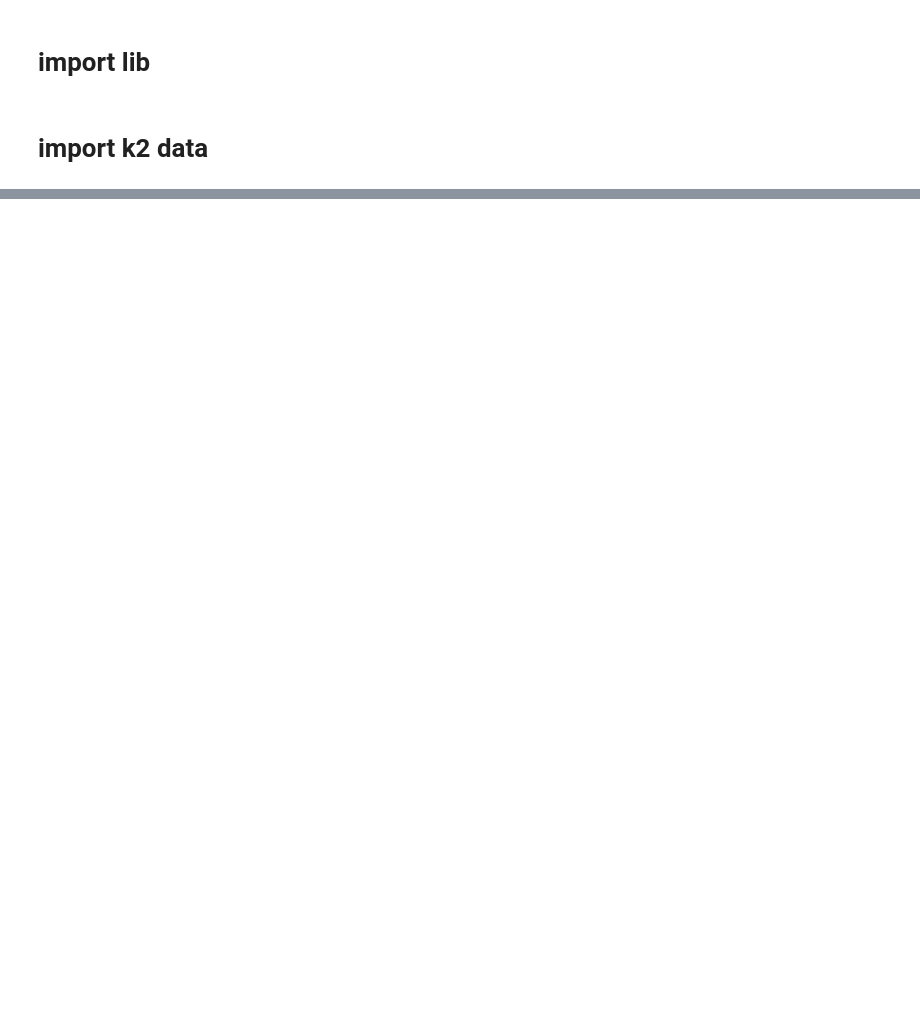
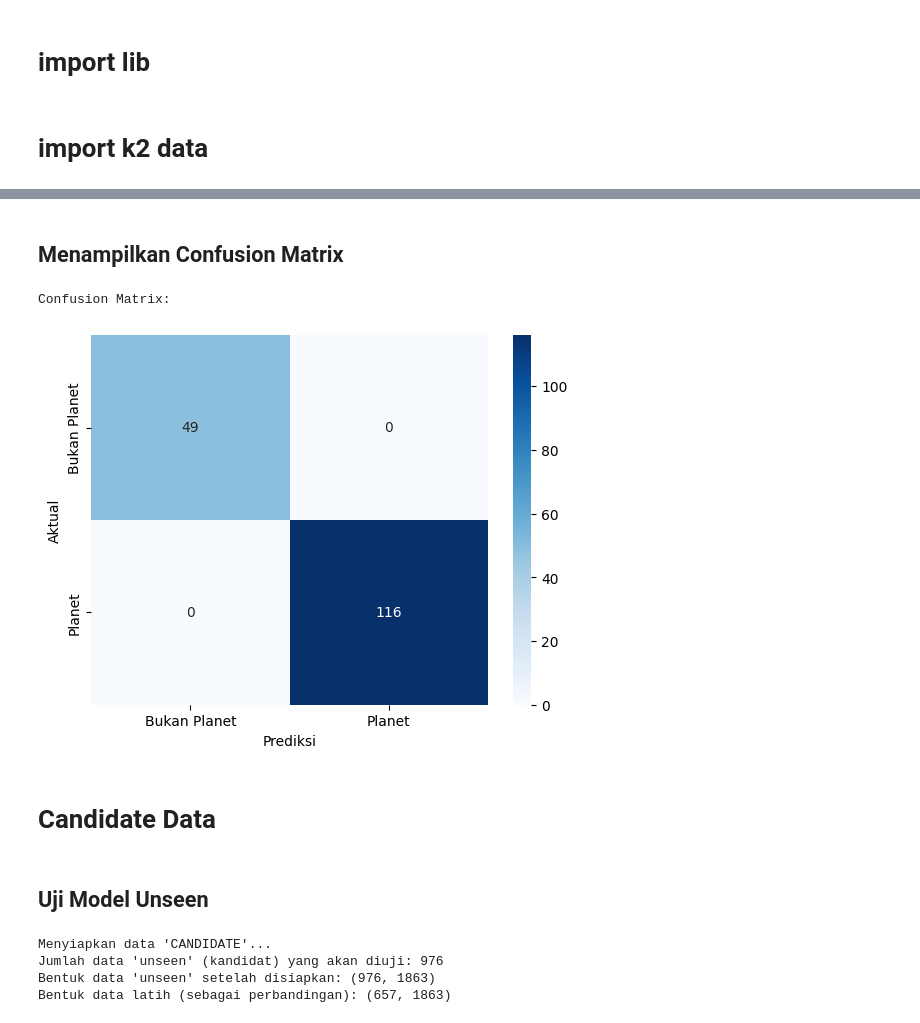
Before and after one commit to ihsan31415/exoplantropy, a Jupyter notebook: k2_table.ipynb, the cells around one changed output, grey strips where cells are left out. Drawn from its saved outputs; the diff is of its cells as text; code cells hidden in the pictures; blank space fills up the shorter version.

Commit message:
Selesaikan analisis dan validasi model klasifikasi exoplanet

```diff
--- a/k2_table.ipynb
+++ b/k2_table.ipynb
@@ -20,0 +166,10 @@ df.head()
+# %%
+# Kita akan menyederhanakan masalah: 'CONFIRMED' vs 'FALSE POSITIVE'
+# Pertama, kita hanya akan menyimpan baris dengan dua kategori ini
+df_model = df_cleaned[df_cleaned['disposition'].isin(['CONFIRMED', 'FALSE POSITIVE'])].copy()
+
+# Sekarang, ubah teks menjadi angka (1 untuk Planet, 0 untuk Bukan Planet)
+df_model['disposition'] = df_model['disposition'].apply(lambda x: 1 if x == 'CONFIRMED' else 0)
+
+print("Distribusi target setelah disederhanakan:")
+print(df_model['disposition'].value_counts())
@@ -20,0 +236,11 @@ df.head()
+# %%
+# Membuat instance model
+# n_estimators adalah jumlah 'pohon' dalam 'hutan'.
+# random_state=42 untuk hasil yang konsisten.
+# n_jobs=-1 untuk menggunakan semua core CPU yang tersedia.
+rf_model = RandomForestClassifier(n_estimators=100, random_state=42, n_jobs=-1)
+
+print("Mulai melatih model Random Forest...")
+# Melatih model dengan data latih
+rf_model.fit(X_train, y_train)
+print("Model selesai dilatih.")
@@ -20,0 +252,12 @@ df.head()
+# %%
+# --- 2. Membuat Prediksi pada Data Uji ---
+y_pred = rf_model.predict(X_test)
+
+# --- 3. Mengevaluasi Performa Model ---
+accuracy = accuracy_score(y_test, y_pred)
+print(f"\nAkurasi Model: {accuracy * 100:.2f}%")
+
+# Menampilkan laporan klasifikasi yang lebih detail
+print("\nLaporan Klasifikasi:")
+# target_names akan memberi label pada laporan (0=Bukan Planet, 1=Planet)
+print(classification_report(y_test, y_pred, target_names=['Bukan Planet', 'Planet']))
@@ -20,0 +276,44 @@ df.head()
+# %% [markdown]
+## Menampilkan Confusion Matrix
+# %%
+# --- 4. Menampilkan Confusion Matrix ---
+print("\nConfusion Matrix:")
+cm = confusion_matrix(y_test, y_pred)
+sns.heatmap(cm, annot=True, fmt='d', cmap='Blues',
+            xticklabels=['Bukan Planet', 'Planet'],
+            yticklabels=['Bukan Planet', 'Planet'])
+plt.xlabel('Prediksi')
+plt.ylabel('Aktual')
+plt.show()
+# %% [output]
+Confusion Matrix:
+[figure, added]
+# %% [markdown]
+# Candidate Data
+# %% [markdown]
+## Uji Model Unseen
+# %%
+print("Menyiapkan data 'CANDIDATE'...")
+
+# Ambil baris yang statusnya 'CANDIDATE' dari df_cleaned
+df_unseen = df_cleaned[df_cleaned['disposition'] == 'CANDIDATE'].copy()
+
+# Pisahkan fitur dari target (meskipun kita tidak akan menggunakan targetnya)
+X_unseen = df_unseen.drop('disposition', axis=1)
+
+# Lakukan one-hot encoding pada data 'unseen'
+X_unseen_encoded = pd.get_dummies(X_unseen)
+
+# SANGAT PENTING: Pastikan kolomnya sama persis dengan data latih
+# .reindex() akan menyamakan kolom. Kolom baru di data latih akan ditambahkan dan diisi 0.
+# Kolom yang tidak ada di data latih akan dibuang.
+X_unseen_final = X_unseen_encoded.reindex(columns=X_encoded.columns, fill_value=0)
+
+print(f"Jumlah data 'unseen' (kandidat) yang akan diuji: {len(X_unseen_final)}")
+print(f"Bentuk data 'unseen' setelah disiapkan: {X_unseen_final.shape}")
+print(f"Bentuk data latih (sebagai perbandingan): {X_train.shape}")
+# %% [output]
+Menyiapkan data 'CANDIDATE'...
+Jumlah data 'unseen' (kandidat) yang akan diuji: 976
+Bentuk data 'unseen' setelah disiapkan: (976, 1863)
+Bentuk data latih (sebagai perbandingan): (657, 1863)
```
Also changed, not shown: parts of 28 cells of this notebook, 2 other files.
